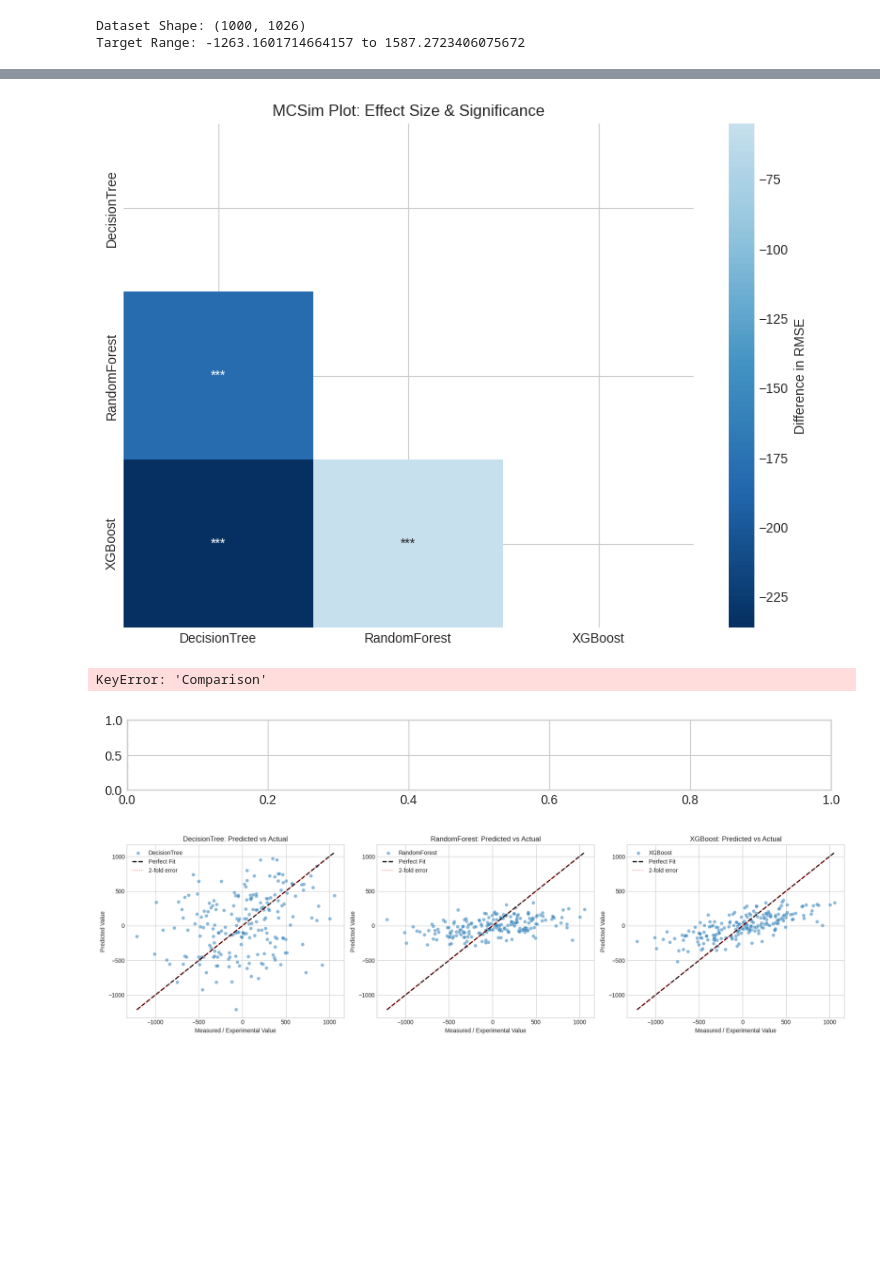
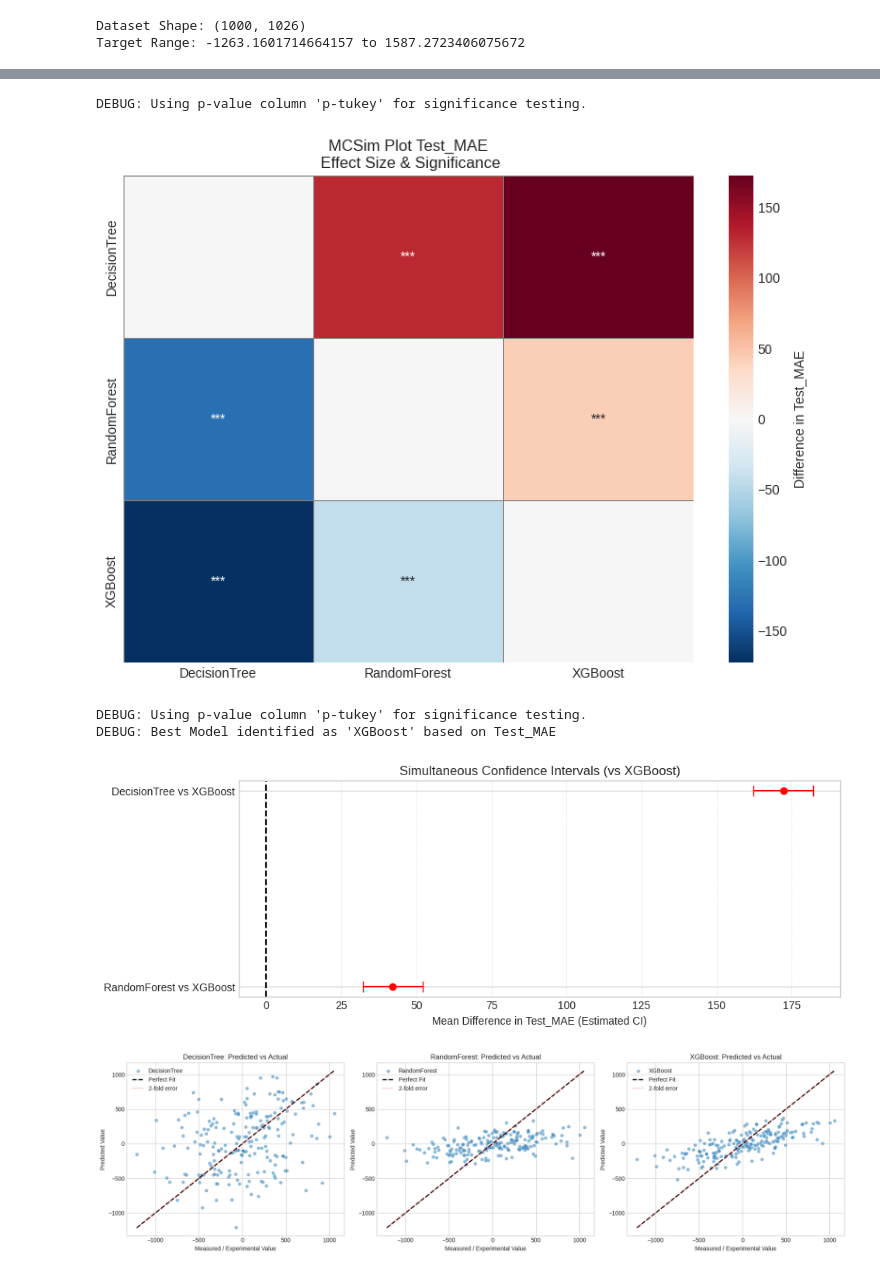
Before and after one commit to mehmetaliyucel/stats-for-mols, a Jupyter notebook: tutorial.ipynb, the cells around one changed output, grey strips where cells are left out. Saved outputs shown, nothing was run; the diff lists cells and outputs as text; code cells hidden in the pictures; blank space fills up the shorter version.

```diff
--- a/tutorial.ipynb
+++ b/tutorial.ipynb
@@ -43,13 +59,11 @@ Target Range: -1263.1601714664157 to 1587.2723406075672
 # %%
-# Initialize Splitter
-# Note: Use 'scaffold' if you have real SMILES.
-# For this synthetic demo, we use 'random'.
+
 splitter = DataSplitter(df, target_col='pIC50', split_type='random', task_type='regression')
-
+splitter.config['method_name'] = 'light_nested_cv'
 print(f"Selected Strategy: {splitter.config['method_name']}")
 print(f"Splits: {splitter.config['n_splits']}, Repeats: {splitter.config['n_repeats']}")
 
 # Diagnostic Plot: Check if target distribution is preserved across folds
-plot_target_distribution(df, 'pIC50', splitter)
+plot_target_distribution(df, 'pIC50', splitter, n_folds_to_plot = 15)
 plt.show()
 # %% [output]
@@ -131,17 +196,17 @@ results_df
 # %%
 # Initialize Validator
-validator = StatisticalValidator(results_df, model_col='model', score_col='RMSE', subject_col='fold')
+validator = StatisticalValidator(results_df, model_col='model', metric_col=['Test_MAE'], subject_col='fold')
 
 # Run Validation
 stats_report = validator.validate()
-
+print(stats_report['Test_MAE']['assumptions'])
 print(f"--- Statistical Report ---")
-print(f"Assumptions Met: {stats_report['assumptions']['valid_parametric']}")
-print(f"Test Used: {stats_report['global_test']}")
-print(f"Global p-value: {stats_report['global_pvalue']:.2e}")
+print(f"Assumptions Met: {stats_report['Test_MAE']['assumptions']['valid_parametric']}")
+print(f"Test Used: {stats_report['Test_MAE']['global_test']}")
+print(f"Global p-value: {stats_report['Test_MAE']['global_pvalue']:.2e}")
 
 # If significant, show pairwise comparisons
-if stats_report['global_pvalue'] < 0.05:
+if stats_report['Test_MAE']['global_pvalue'] < 0.05:
     print("\nPairwise Comparisons (Differences):")
-    display(stats_report['pairwise_results'])
+    display(stats_report['Test_MAE']['pairwise_results'])
 # %% [output]
@@ -160,19 +226,21 @@ Pairwise Comparisons (Differences):
 # %%
 # 1. MCSim Plot (Multiple Comparisons Similarity)
 # Shows which models are statistically similar (grey/white) vs different (colored)
 # Stars indicate significance level (* p<0.05)
-plot_mcsim(stats_report['pairwise_results'], metric_name='RMSE')
+plot_mcsim(stats_report['Test_MAE']['pairwise_results'], metric_name='Test_MAE')
 plt.show()
 
 # 2. Simultaneous Confidence Intervals
 # Shows the 95% Confidence Interval of the difference between the Best Model and others.
 # If the interval does not cross zero, the difference is significant.
-plot_simultaneous_ci(stats_report['pairwise_results'], metric_name='RMSE')
+plot_simultaneous_ci(stats_report['Test_MAE']['pairwise_results'], metric_name='Test_MAE')
 plt.show()
 # %% [output]
+DEBUG: Using p-value column 'p-tukey' for significance testing.
-[figure, old version]
+[figure, new version]
-KeyError: 'Comparison'
+DEBUG: Using p-value column 'p-tukey' for significance testing.
+DEBUG: Best Model identified as 'XGBoost' based on Test_MAE
-[figure, old version]
+[figure, new version]
 # %%
 # Visualize Raw Predictions for the first fold
 fig, axes = plt.subplots(1, 3, figsize=(18, 5))
```
Also changed, not shown: parts of 6 cells of this notebook, 2 other files.
